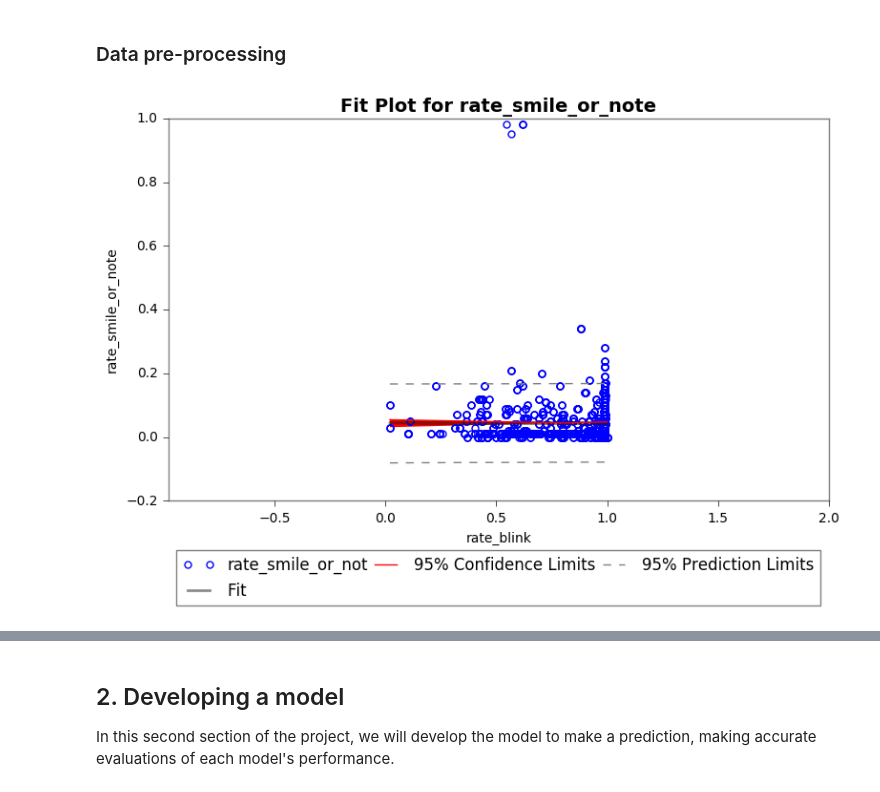
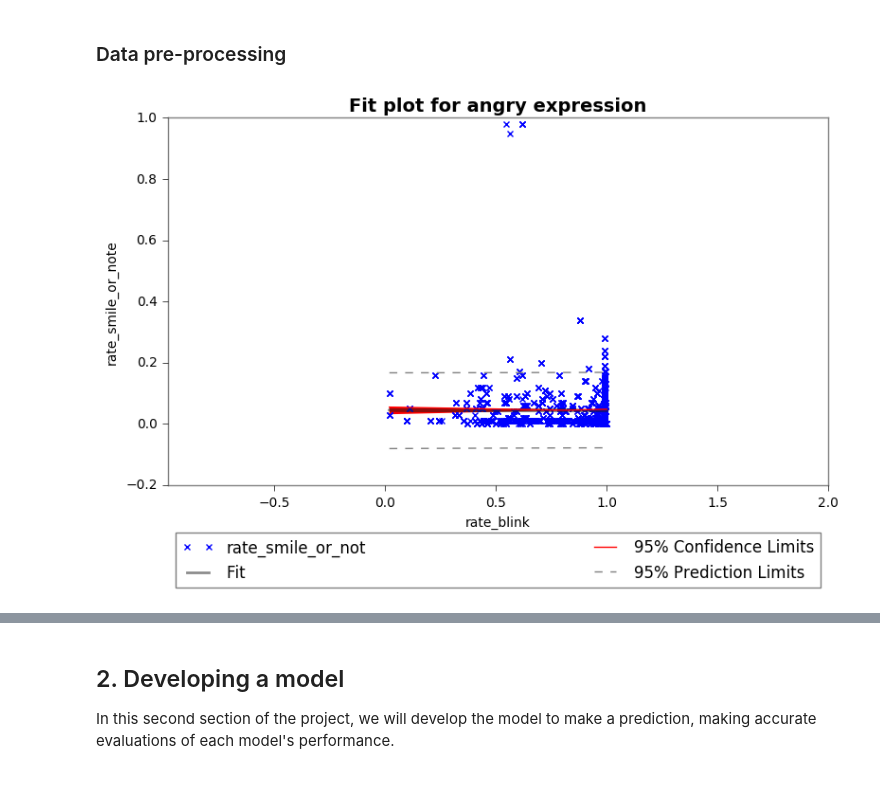
Before and after one commit to thiagomarquesrocha/Kaio-machine-learning-human-face-detection, a Jupyter notebook: kaio/kaio.ipynb, the cells around one changed output, grey strips where cells are left out. Drawn from its saved outputs; the diff is of its cells as text; code cells hidden in the pictures.

```diff
--- a/kaio/kaio.ipynb
+++ b/kaio/kaio.ipynb
@@ -192,7 +192,7 @@ Corr Happy: -0.25
 # %%
 import scipy.stats as stats
 
-def outlier_by_corr_and_ci(df):
+def outlier_by_corr_and_ci(df, name):
     x = df['rate_blink'].copy()
     y = df['rate_smile_or_not'].copy()
 
@@ -214,11 +214,10 @@ def outlier_by_corr_and_ci(df):
 
 
     # Plotting --------------------------------------------------------------------
-    fig, ax = plt.subplots(figsize=(8,5))
+    fig, ax = plt.subplots(figsize=(9,5))
 
     # Data
-    ax.plot(x,y,'o', color='r', markersize=5,
-             markeredgewidth=1,markeredgecolor='b',markerfacecolor='None')
+    ax.plot(x,y,'x', color='r', markersize=5, markeredgewidth=1,markeredgecolor='b',markerfacecolor='None')
 
     # Fit
     ax.plot(x,y_model,'-', color='0.1', linewidth='2', alpha=0.5, label='Fit')
@@ -234,38 +233,34 @@ def outlier_by_corr_and_ci(df):
     ax.plot(x2, y2+CI, '-', color='r', label='95% Confidence Limits')
 
     # Prediction Interval
     PI = t*s_err*np.sqrt(1+1/n+(x2-np.mean(x))**2/np.sum((x-np.mean(x))**2))
     ax.fill_between(x2, y2+PI, y2-PI, color='None', linestyle='--')
     ax.plot(x2, y2-PI, '--', color='0.5', label='95% Prediction Limits')
     ax.plot(x2, y2+PI, '--', color='0.5')
 
 
     # Figure Modifications --------------------------------------------------------
     # Borders
     ax.spines['top'].set_color('0.5')
     ax.spines['bottom'].set_color('0.5')
     ax.spines['left'].set_color('0.5')
     ax.spines['right'].set_color('0.5')
     ax.get_xaxis().set_tick_params(direction='out')
     ax.get_yaxis().set_tick_params(direction='out')
     ax.xaxis.tick_bottom()
     ax.yaxis.tick_left()
 
     # Labels
-    plt.title('Fit Plot for rate_smile_or_note', fontsize='14', fontweight='bold')
+    plt.title('Fit plot for {} expression'.format(name), fontsize='14', fontweight='bold')
     plt.xlabel('rate_blink')
     plt.ylabel('rate_smile_or_note')
-    legend = plt.legend(loc=9, bbox_to_anchor=(0, -0.21, 1., .102), ncol=3, mode='expand')
+    legend = plt.legend(loc=9, bbox_to_anchor=(0, -0.21, 1., .102), ncol=2, mode='expand')
     frame = legend.get_frame().set_edgecolor('0.5')
     plt.xlim(np.min(x)-1,np.max(x)+1)
-
-    # Save Figure
-    plt.tight_layout()
-    plt.savefig('filename.png', bbox_extra_artists=(legend,), bbox_inches='tight')
 
     plt.show()
 
 
-outlier_by_corr_and_ci(df_angry)
+outlier_by_corr_and_ci(df_angry, 'angry')
 # %% [output]
-[figure, old version]
+[figure, new version]
```
Also changed, not shown: parts of 4 cells of this notebook.
